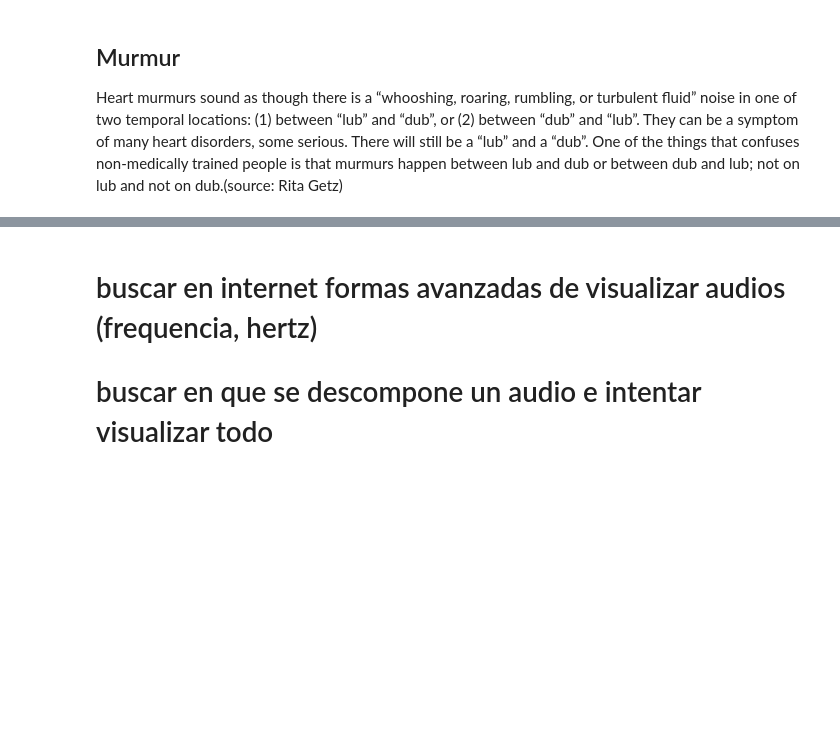
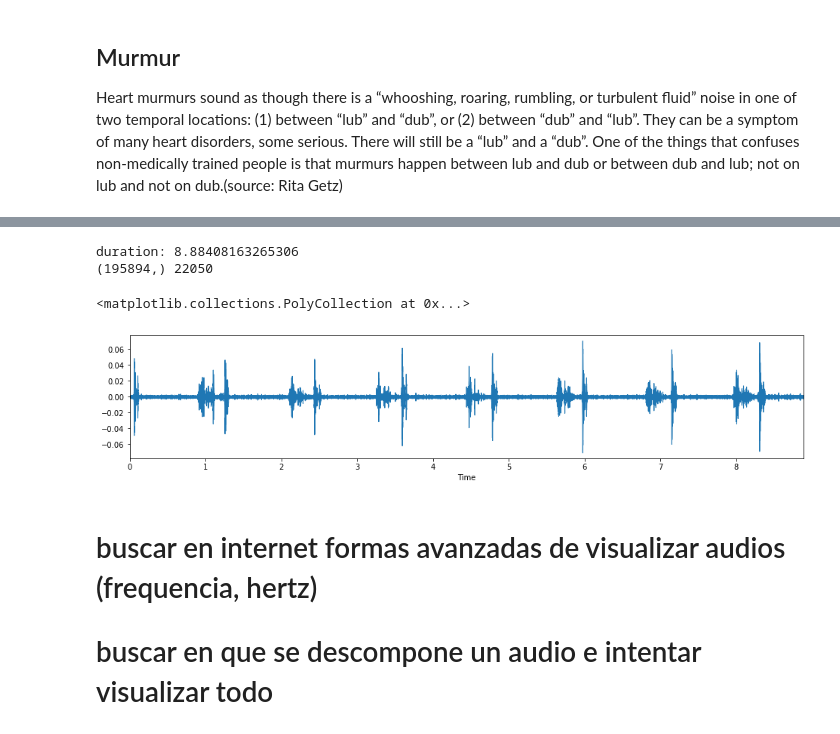
Before and after one commit to martinnss/Micro_Projects, a Jupyter notebook: apuntes datacamp/Time Seriesi.ipynb, the cells around one changed output, grey strips where cells are left out. Drawn from its saved outputs; the diff is of its cells as text; code cells hidden in the pictures; blank space fills up the shorter version.

```diff
--- a/apuntes datacamp/Time Seriesi.ipynb
+++ b/apuntes datacamp/Time Seriesi.ipynb
@@ -151,3 +188,17 @@ duration: 5.0
+# %%
+extrahls_file=INPUT_DIR+"/set_a/extrahls__201101070953.wav"
+audio_ehs,sfreq_ehs = librosa.load(extrahls_file)
+dur=librosa.get_duration(audio_ehs)
+print ("duration:", dur)
+print(audio_ehs.shape,sfreq_ehs)
+
+plt.figure(figsize=(16, 3))
+librosa.display.waveplot(audio_ehs,sr=sfreq_ehs)
+# %% [output]
+duration: 8.88408163265306
+(195894,) 22050
+<matplotlib.collections.PolyCollection at 0x...>
+[figure, added]
 # %% [markdown]
 # buscar en internet formas avanzadas de visualizar audios (frequencia, hertz)
 # buscar en que se descompone un audio e intentar visualizar todo
```
Also changed, not shown: parts of 7 cells of this notebook.
